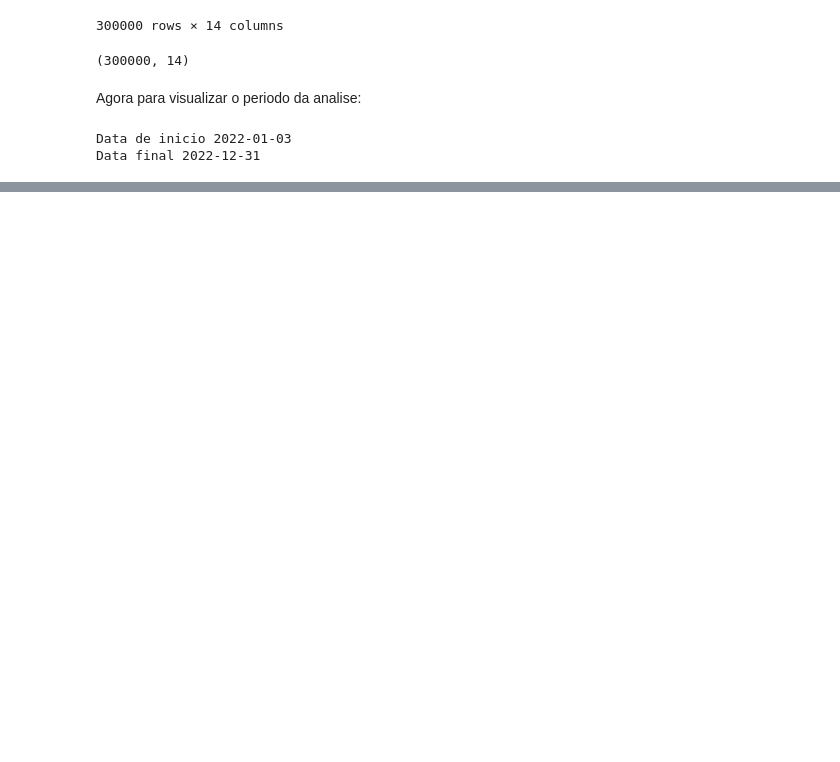
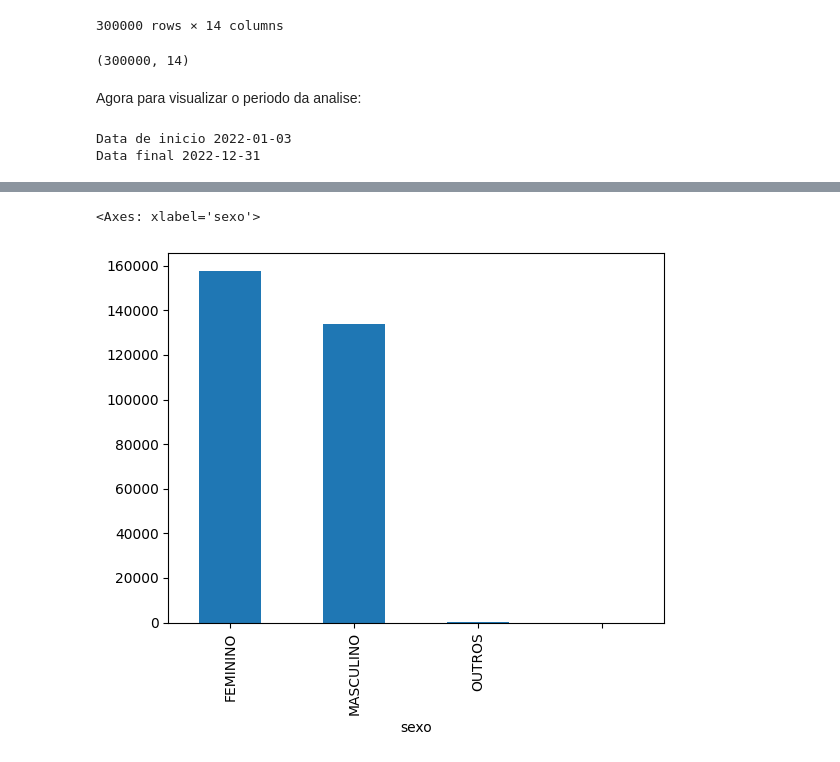
Before and after one commit to VellyKs/BigData_Data-set, a Jupyter notebook: data_setBigData.ipynb, the cells around one changed output, grey strips where cells are left out. Saved outputs shown, nothing was run; the diff lists cells and outputs as text; code cells hidden in the pictures; blank space fills up the shorter version.

```diff
--- a/data_setBigData.ipynb
+++ b/data_setBigData.ipynb
@@ -168,0 +192,6 @@ Data final 2022-12-31
+# %%
+vc_sexo = vc.sexo.value_counts()
+vc_sexo.plot(kind='bar')
+# %% [output]
+<Axes: xlabel='sexo'>
+[figure, added]
```
Also changed, not shown: parts of 9 cells of this notebook.
